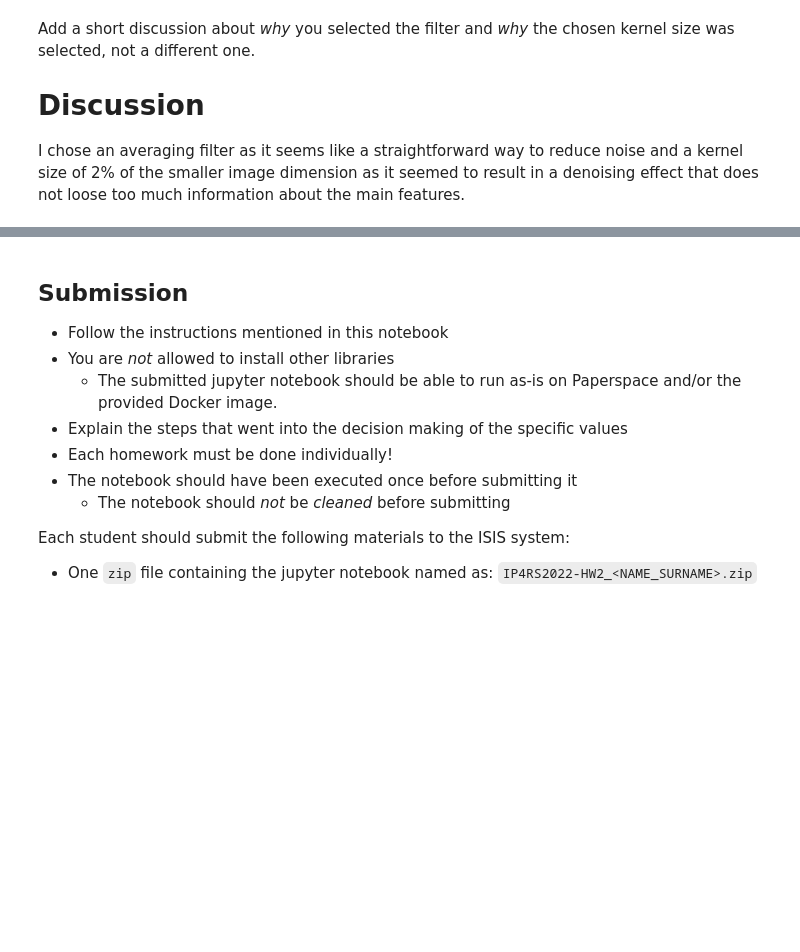
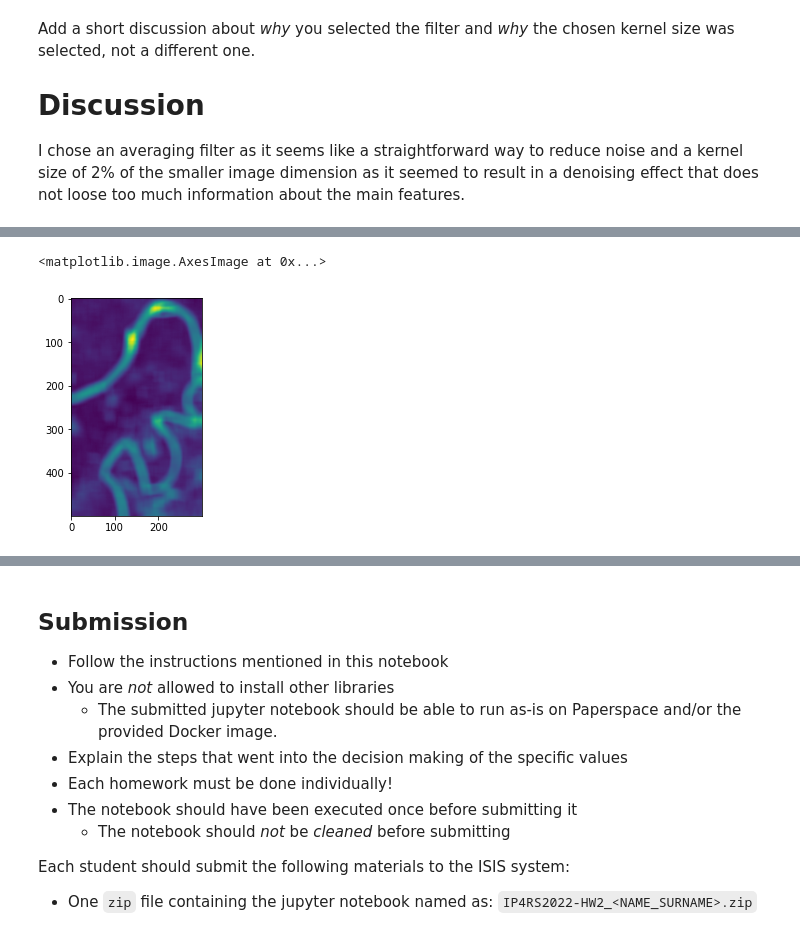
Before and after one commit to OliverStoll/Remote-Sensing-Applications, a Jupyter notebook: HW02.ipynb, the cells around one changed output, grey strips where cells are left out. Cells and saved outputs as stored; diff of their text form; code cells hidden in the pictures; blank space fills up the shorter version.

```diff
--- a/HW02.ipynb
+++ b/HW02.ipynb
@@ -221,0 +224,6 @@ Add a short discussion about the padding strategy here.
+# %%
+denoised_img = ndimage.convolve(noisy_blue_band, avg_kernel, mode="reflect") / avg_kernel.sum()
+plt.imshow(denoised_img)
+# %% [output]
+<matplotlib.image.AxesImage at 0x...>
+[figure, added]
```
Also changed, not shown: parts of 10 cells of this notebook.
